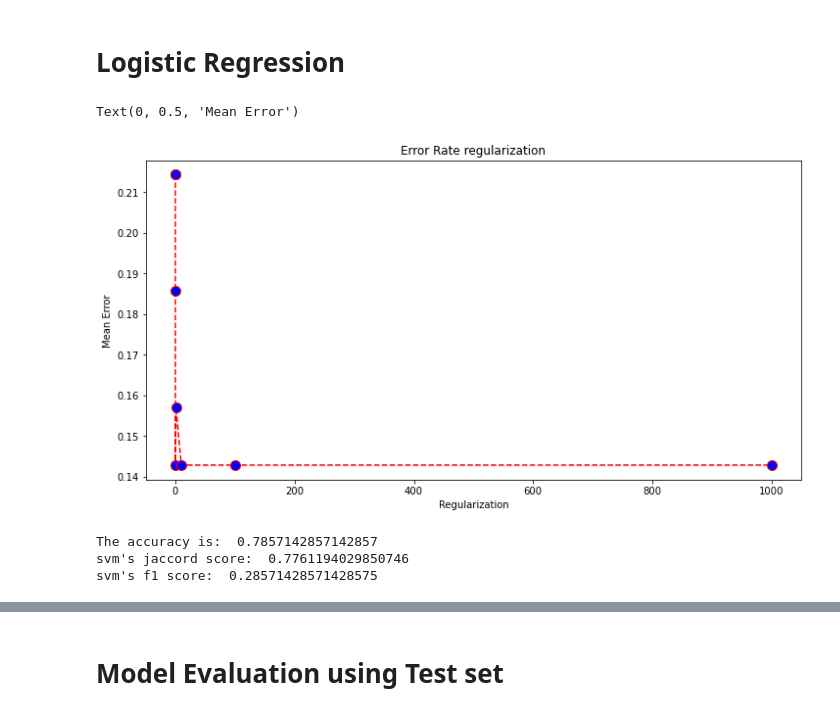
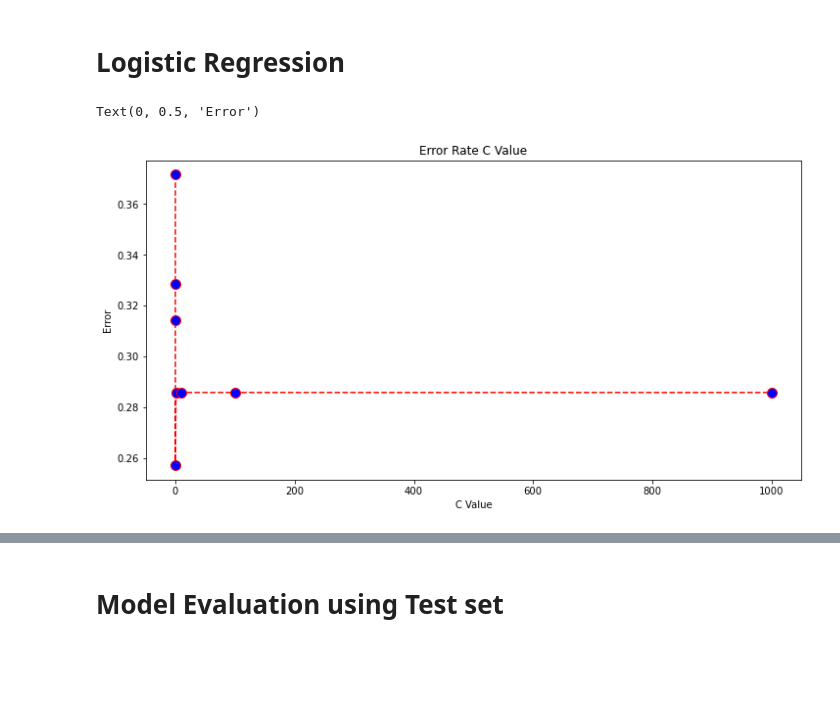
Before and after one commit to iriswork/ML_Capstone_Project, a Jupyter notebook: Assignment_machine_learning_course.ipynb, the cells around one changed output, grey strips where cells are left out. Drawn from its saved outputs; the diff is of its cells as text; code cells hidden in the pictures; blank space fills up the shorter version.

```diff
--- a/Assignment_machine_learning_course.ipynb
+++ b/Assignment_machine_learning_course.ipynb
@@ -462,24 +431,3 @@ X_train, X_test, y_train, y_test = train_test_split(X, y, test_size=0.2, random_
 # %%
 # Import svm
 from sklearn import svm
-# %%
-# Evaluate How error behaves based on depth of tree
-
-error = []
-kernel_types = ['rbf','poly','sigmoid','linear']
-# Calculating error for the different kernel types
-for kernel_type in kernel_types :
-    clf_svm = svm.SVC(kernel=kernel_type)
-    clf_svm.fit(X_train,y_train)
-    pred_i = clf_svm.predict(X_test)
-    error.append(np.mean(pred_i != y_test))
-
-plt.figure(figsize=(12, 6))
-plt.plot(kernel_types, error, color='red', linestyle='dashed', marker='o',
-         markerfacecolor='blue', markersize=10)
-plt.title('Error Rate based on kernel function')
-plt.xlabel('Kerneltype')
-plt.ylabel('Mean Error')
-
-# note for sigmoid and linear the values are about the same as the percentage of COLLECTION. (if you classify all as PAIDOFF, this would be your error..)
-# I therefore did not chose those that classified all as the same
@@ -528,29 +463,28 @@ Confusion matrix, without normalization
 # %% [markdown]
 # Logistic Regression
-# %%
-X_train, X_test, y_train, y_test = train_test_split(X, y, test_size=0.2, random_state=0)
 # %%
 from sklearn.linear_model import LogisticRegression
 # %%
-# Evaluate How error behaves based on regularization factor
-C_values = [0.0001,0.001,0.01,0.1,1,10,100,1000]
+# Finding best value for K (nr of neighbors)
+
 error = []
-# Calculating error different regularization factors
-for C_val in C_values :
-    LR = LogisticRegression(C=C_val, solver='liblinear')
+Cs = [0.0001,0.001,0.01,0.1,1,10,100,1000]
+# Calculating error for K values between 1 and 50
+for C in Cs:
+    LR = LogisticRegression(C=C, solver='liblinear')
     LR.fit(X_train,y_train)
     pred_i = LR.predict(X_test)
     error.append(np.mean(pred_i != y_test))
 
 plt.figure(figsize=(12, 6))
-plt.plot(C_values, error, color='red', linestyle='dashed', marker='o',
+plt.plot(Cs, error, color='red', linestyle='dashed', marker='o',
          markerfacecolor='blue', markersize=10)
-plt.title('Error Rate regularization')
-plt.xlabel('Regularization')
-plt.ylabel('Mean Error')
+plt.title('Error Rate C Value')
+plt.xlabel('C Value')
+plt.ylabel('Error')
 
-# Based on graph choose C = 10
+#C = 1 has smallest error
 # %% [output]
-Text(0, 0.5, 'Mean Error')
+Text(0, 0.5, 'Error')
-[figure, old version]
+[figure, new version]
 # %%
@@ -558,15 +492,5 @@ LR = LogisticRegression(C=10, solver='liblinear')
 LR.fit(X_train,y_train)
 predictions_LR = LR.predict(X_test)
-# %%
-#Display accuracy of the model
-#Display accuracy of the model
-print("The accuracy is: ",accuracy_score(y_test,predictions_svm))
-print("svm's jaccord score: ", metrics.jaccard_score(y_test, predictions_svm,pos_label='PAIDOFF'))
-print("svm's f1 score: ", metrics.f1_score(y_test, predictions_svm,pos_label='COLLECTION',average='binary'))
-# %% [output]
-The accuracy is:  0.7857142857142857
-svm's jaccord score:  0.7761194029850746
-svm's f1 score:  0.28571428571428575
 # %%
 # Compute confusion matrix
 cnf_matrix = confusion_matrix(y_test, predictions_LR, labels=['COLLECTION','PAIDOFF'])
```
Also changed, not shown: parts of 28 cells of this notebook.
